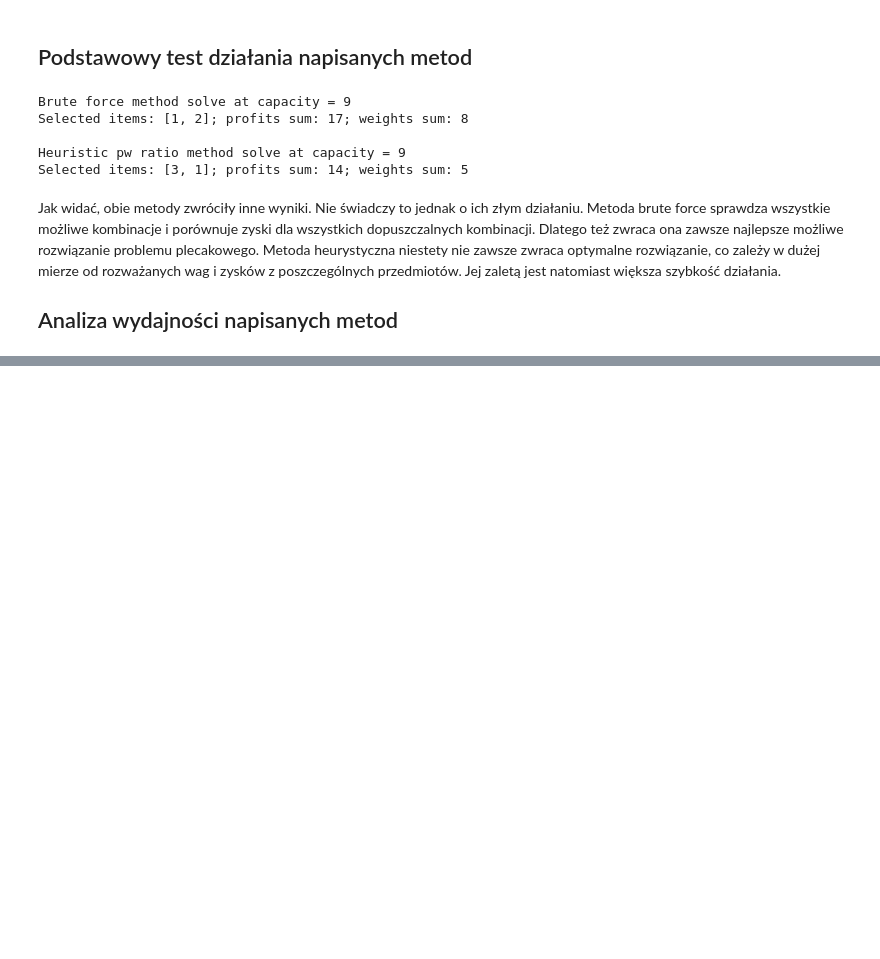
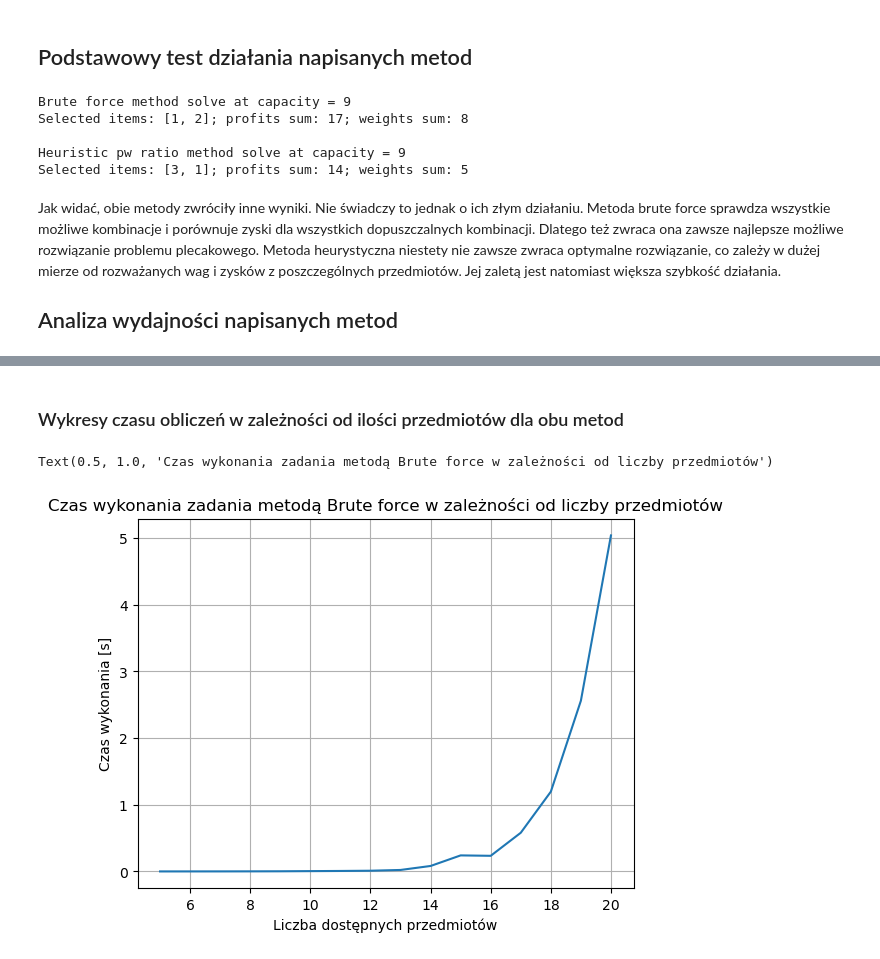
Before and after one commit to psienkie/WSI, a Jupyter notebook: Exercise1/Exercise1a.ipynb, the cells around one changed output, grey strips where cells are left out. Drawn from its saved outputs; the diff is of its cells as text; code cells hidden in the pictures; blank space fills up the shorter version.

Commit message:
Made plots for exercise 1

```diff
--- a/Exercise1/Exercise1a.ipynb
+++ b/Exercise1/Exercise1a.ipynb
@@ -85,30 +93,28 @@ Jak widać, obie metody zwróciły inne wyniki. Nie świadczy to jednak o ich z
 # %%
-max_weight = 20
-max_profit = 20
-
-max_elements_number1 = 20
-max_elements_number2 = 200
-
-execution_times1 = []
-execution_times2 = []
-elements_numbers1 = []
-elements_numbers2 = []
+# Brute force method test
 
 weights1 = weights.copy()
 profits1 = profits.copy()
 
-for _ in range(max_elements_number1 - len(weights1)):
+execution_times1 = []
+elements_numbers1 = []
+
+for _ in range(max_elements_number1 - len(weights)):
     weights1 = np.append(weights1, randint(1, max_weight))
     profits1 = np.append(profits1, randint(1, max_profit))
 
     knap_sack = KnapSack(profits1, weights1, capacity)
+    elements_numbers1.append(len(weights1))
 
-    start_time = time.process_time()
-    knap_sack.solve_knapsack_brute_force()
-    end_time = time.process_time()
-    execution_time = end_time - start_time
-    execution_times1.append(execution_time)
+    same_parameters_execution_times = []
+    for __ in range(iteration_number):
+        start_time = time.process_time()
+        knap_sack.solve_knapsack_brute_force()
+        end_time = time.process_time()
+        same_parameters_execution_times.append(end_time - start_time)
 
-    print(f"Brute force method;\t Items number: {len(weights1)};\t execution time: {execution_time}")
-    elements_numbers1.append(len(weights1))
+    average_execution_time = sum(same_parameters_execution_times)/iteration_number
+    execution_times1.append(average_execution_time)
+
+    print(f"Brute force method;\t Items number: {len(weights1)};\t average execution time: {average_execution_time}")
 # %% [output]
@@ -130,0 +182,11 @@ Brute force method;      Items number: 20;       execution time: 5.4665646730000
+# %% [markdown]
+### Wykresy czasu obliczeń w zależności od ilości przedmiotów dla obu metod
+# %%
+plt.plot(elements_numbers1, execution_times1)
+plt.grid()
+plt.ylabel("Czas wykonania [s]")
+plt.xlabel("Liczba dostępnych przedmiotów")
+plt.title("Czas wykonania zadania metodą Brute force w zależności od liczby przedmiotów")
+# %% [output]
+Text(0.5, 1.0, 'Czas wykonania zadania metodą Brute force w zależności od liczby przedmiotów')
+[figure, added]
```
Also changed, not shown: parts of 6 cells of this notebook.
